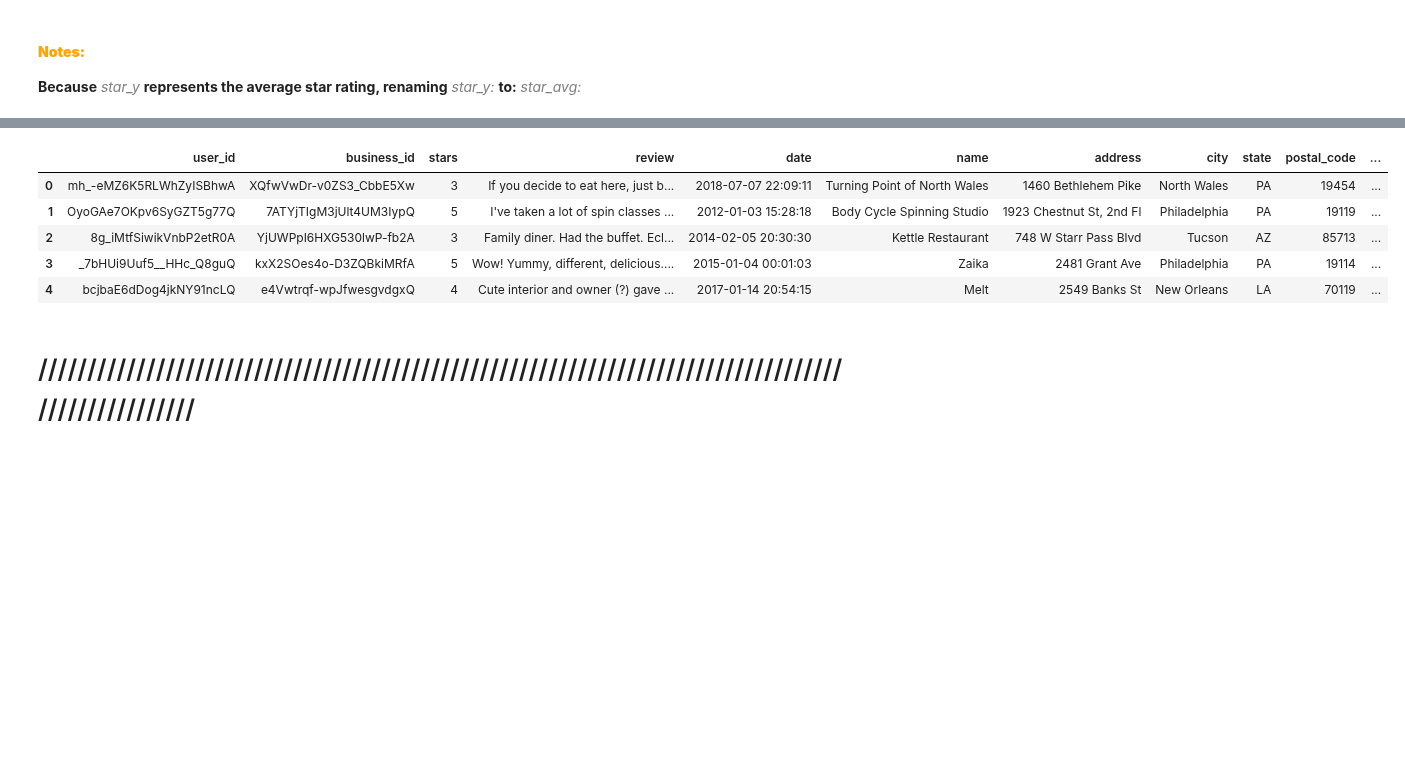
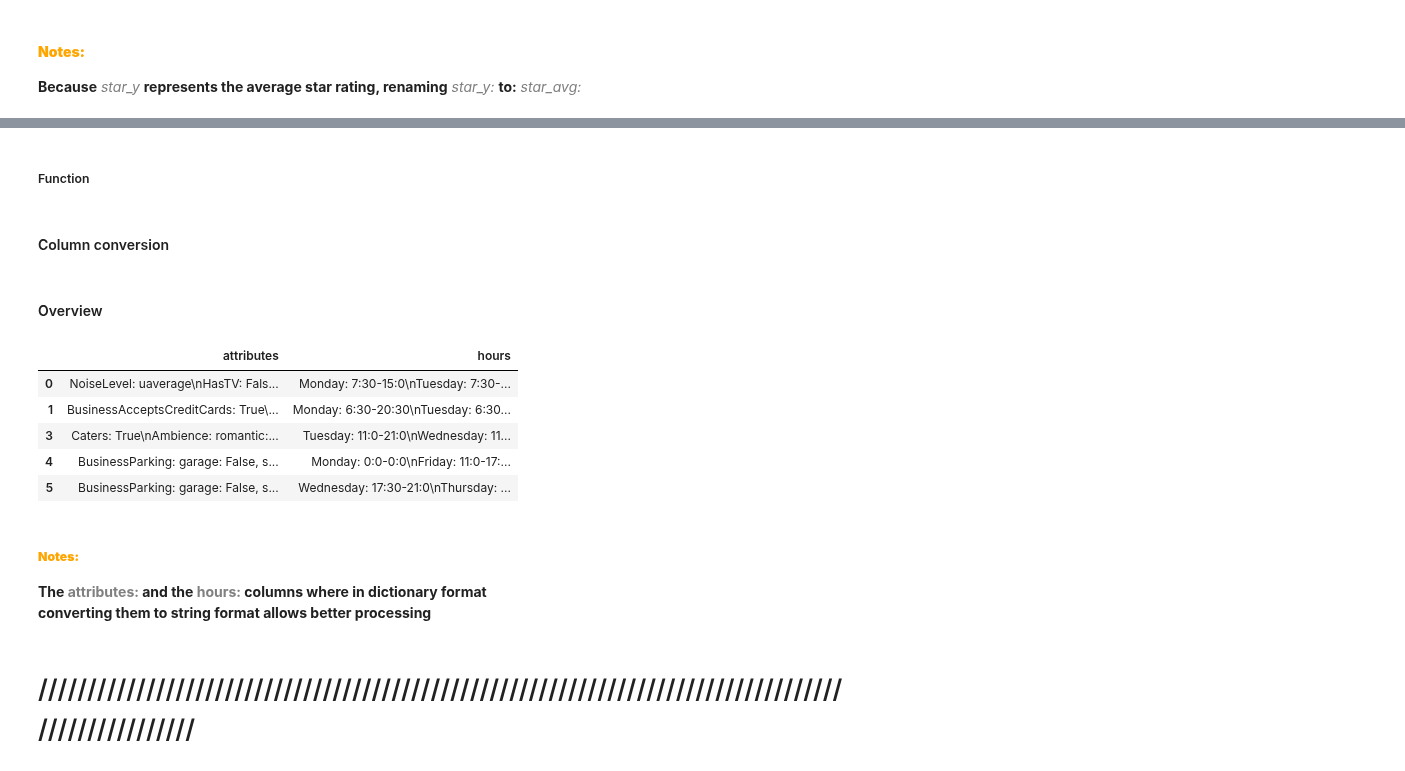
Before and after one commit to MxOdele/AI_Project_3_Group_01, a Jupyter notebook: placeholder_notebook.ipynb, the cells around one changed output, grey strips where cells are left out. Drawn from its saved outputs; the diff is of its cells as text; code cells hidden in the pictures; blank space fills up the shorter version.

```diff
--- a/placeholder_notebook.ipynb
+++ b/placeholder_notebook.ipynb
@@ -400,0 +428,2 @@ Text(0.5, 1.0, 'Na percentage')
+# %%
+data_df.dropna(inplace=True)
@@ -434,12 +495,43 @@ data_df.rename(columns={'stars_y':'stars_avg','stars_x':'stars'},inplace = True)
+# %% [markdown]
+##### Function
+# %%
+def dictionary_to_string(dictionary):
+    '''
+    Converts attributes dictionary content into a string
+
+    Args:
+        param_1 : dictionary(dict)
+
+    Returns:
+        string
+  '''
+
+    sub_pattern = "[{}'']"
+    attributes = ''
+    for key, value in dictionary.items():
+        attributes = attributes + str(key) + ': '+ re.sub(sub_pattern,"",value) +'\n'
+
+    return attributes
+# %% [markdown]
+#### Column conversion
+# %%
+data_df['attributes'] = data_df['attributes'].apply(dictionary_to_string)
+data_df['hours'] = data_df['hours'].apply(dictionary_to_string)
+# %% [markdown]
+#### Overview
 # %%
-data_df.head()
+data_df[['attributes','hours']].head()
 # %% [output]
-|  | user_id | business_id | stars | review | date | name | address | city | state | postal_code | ... |
-| 0 | mh_-eMZ6K5RLWhZyISBhwA | XQfwVwDr-v0ZS3_CbbE5Xw | 3 | If you decide to eat here, just b... | 2018-07-07 22:09:11 | Turning Point of North Wales | 1460 Bethlehem Pike | North Wales | PA | 19454 | ... |
-| 1 | OyoGAe7OKpv6SyGZT5g77Q | 7ATYjTIgM3jUlt4UM3IypQ | 5 | I've taken a lot of spin classes ... | 2012-01-03 15:28:18 | Body Cycle Spinning Studio | 1923 Chestnut St, 2nd Fl | Philadelphia | PA | 19119 | ... |
-| 2 | 8g_iMtfSiwikVnbP2etR0A | YjUWPpI6HXG530lwP-fb2A | 3 | Family diner. Had the buffet. Ecl... | 2014-02-05 20:30:30 | Kettle Restaurant | 748 W Starr Pass Blvd | Tucson | AZ | 85713 | ... |
-| 3 | _7bHUi9Uuf5__HHc_Q8guQ | kxX2SOes4o-D3ZQBkiMRfA | 5 | Wow! Yummy, different, delicious.... | 2015-01-04 00:01:03 | Zaika | 2481 Grant Ave | Philadelphia | PA | 19114 | ... |
-| 4 | bcjbaE6dDog4jkNY91ncLQ | e4Vwtrqf-wpJfwesgvdgxQ | 4 | Cute interior and owner (?) gave ... | 2017-01-14 20:54:15 | Melt | 2549 Banks St | New Orleans | LA | 70119 | ... |
+|  | attributes | hours |
+| 0 | NoiseLevel: uaverage\nHasTV: Fals... | Monday: 7:30-15:0\nTuesday: 7:30-... |
+| 1 | BusinessAcceptsCreditCards: True\... | Monday: 6:30-20:30\nTuesday: 6:30... |
+| 3 | Caters: True\nAmbience: romantic:... | Tuesday: 11:0-21:0\nWednesday: 11... |
+| 4 | BusinessParking: garage: False, s... | Monday: 0:0-0:0\nFriday: 11:0-17:... |
+| 5 | BusinessParking: garage: False, s... | Wednesday: 17:30-21:0\nThursday: ... |
+# %% [markdown]
+##### **<font color='orange'> Notes:</font>**
+**The <font color='grey'> attributes:</font> and the <font color='grey'> hours:</font> columns where in dictionary format** <br>
+**converting them to string format allows better processing**<br>
 # %% [markdown]
 # //////////////////////////////////////////////////////////////////////////////////////////////////
 # %% [markdown]
```
Also changed, not shown: parts of 28 cells of this notebook.
